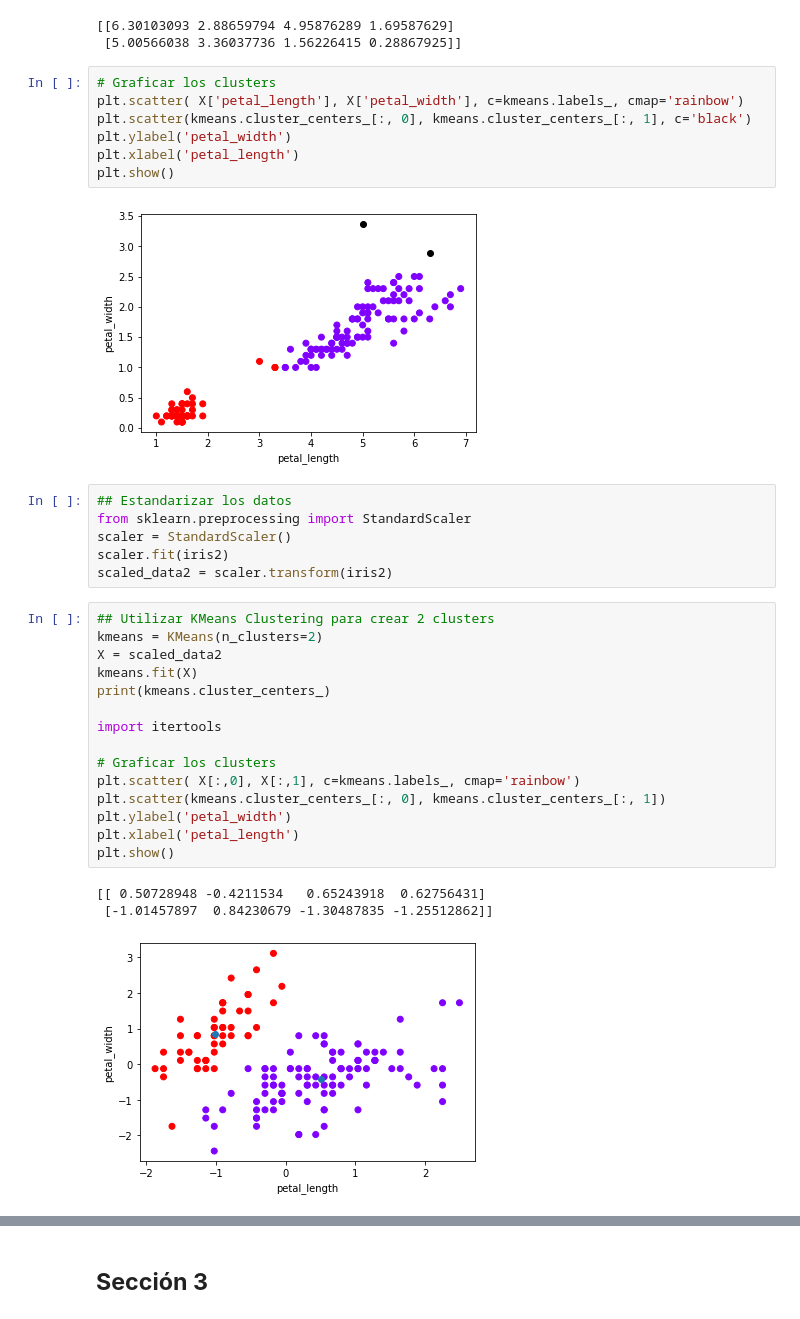
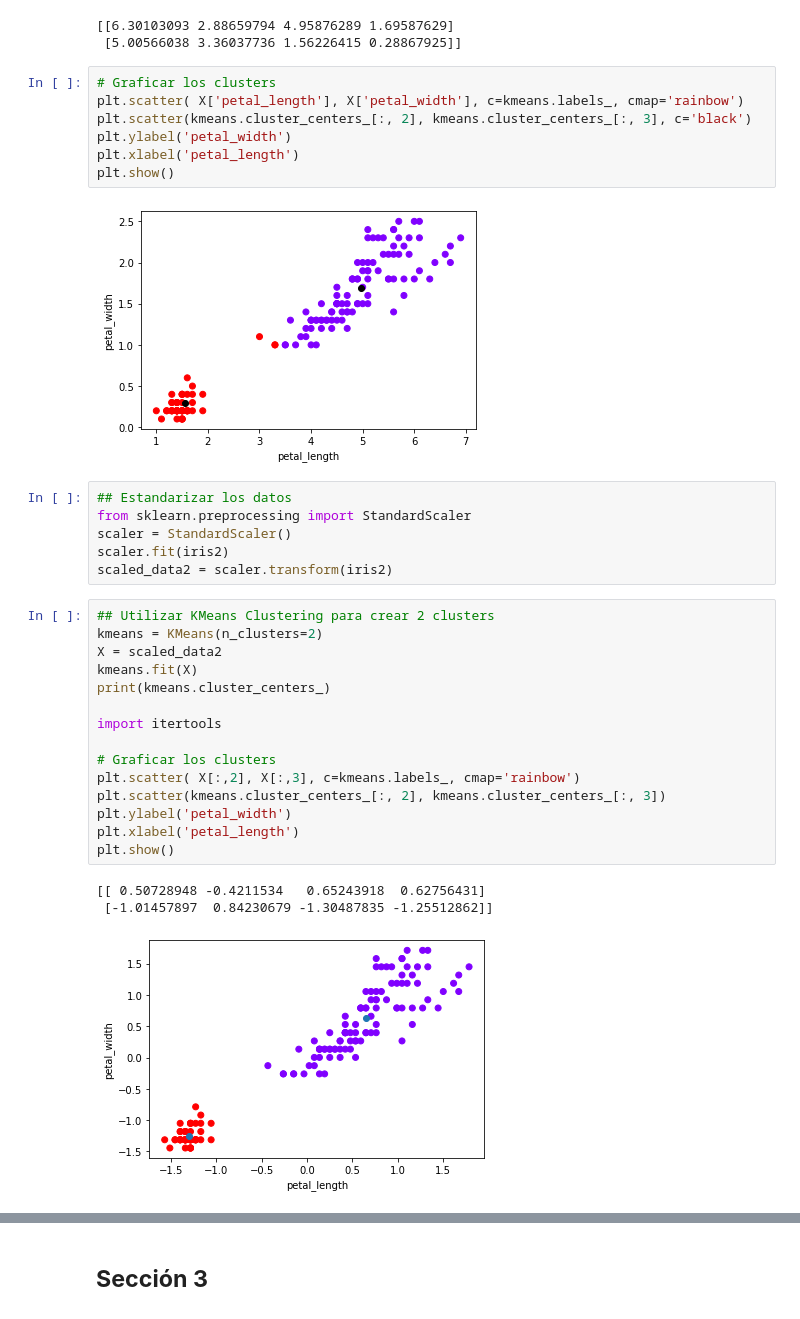
Before and after one commit to JPS4321/HT2-DM, a Jupyter notebook: HT2.ipynb, the cells around one changed output, grey strips where cells are left out. Cells and saved outputs as stored; diff of their text form.

```diff
--- a/HT2.ipynb
+++ b/HT2.ipynb
@@ -263,12 +263,12 @@ print(kmeans.cluster_centers_)
 # %%
 # Graficar los clusters
 plt.scatter( X['petal_length'], X['petal_width'], c=kmeans.labels_, cmap='rainbow')
-plt.scatter(kmeans.cluster_centers_[:, 0], kmeans.cluster_centers_[:, 1], c='black')
+plt.scatter(kmeans.cluster_centers_[:, 2], kmeans.cluster_centers_[:, 3], c='black')
 plt.ylabel('petal_width')
 plt.xlabel('petal_length')
 plt.show()
 # %% [output]
-[figure, old version]
+[figure, new version]
 # %%
 ## Estandarizar los datos
 from sklearn.preprocessing import StandardScaler
@@ -278,22 +278,22 @@ scaled_data2 = scaler.transform(iris2)
 # %%
 ## Utilizar KMeans Clustering para crear 2 clusters
 kmeans = KMeans(n_clusters=2)
 X = scaled_data2
 kmeans.fit(X)
 print(kmeans.cluster_centers_)
 
 import itertools
 
 # Graficar los clusters
-plt.scatter( X[:,0], X[:,1], c=kmeans.labels_, cmap='rainbow')
-plt.scatter(kmeans.cluster_centers_[:, 0], kmeans.cluster_centers_[:, 1])
+plt.scatter( X[:,2], X[:,3], c=kmeans.labels_, cmap='rainbow')
+plt.scatter(kmeans.cluster_centers_[:, 2], kmeans.cluster_centers_[:, 3])
 plt.ylabel('petal_width')
 plt.xlabel('petal_length')
 plt.show()
 # %% [output]
 [[ 0.50728948 -0.4211534   0.65243918  0.62756431]
  [-1.01457897  0.84230679 -1.30487835 -1.25512862]]
-[figure, old version]
+[figure, new version]
 # %%
 ## Determinar con el método del codo cuantos clusters se deben utilizar
 wcss = []
```
Also changed, not shown: parts of 4 cells of this notebook.
